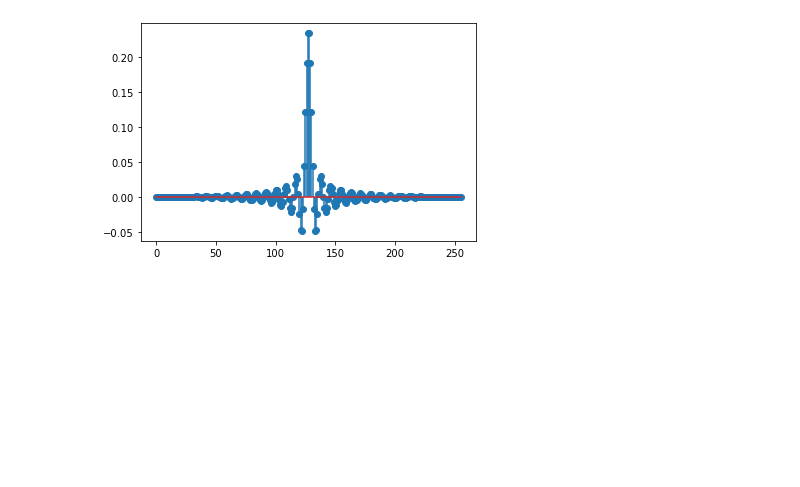
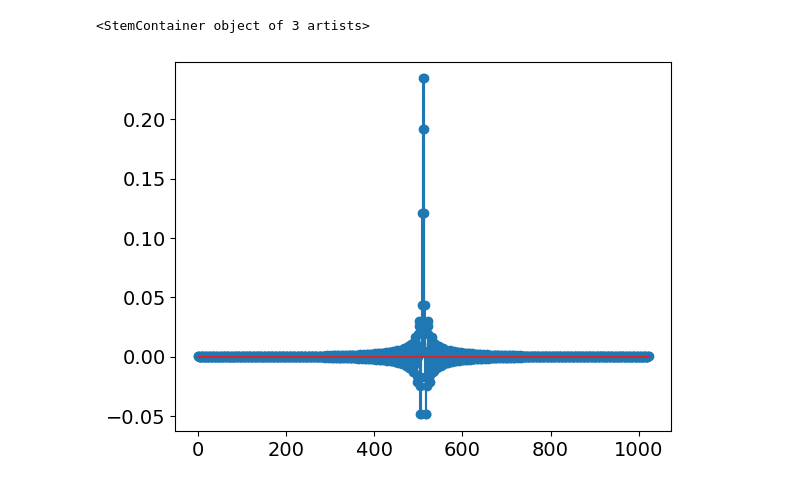
Before and after one commit to antroseco/fibre-sim, a Jupyter notebook: multirate_dsp.ipynb, the cells around one changed output. Drawn from its saved outputs; the diff is of its cells as text; code cells hidden in the pictures; blank space fills up the shorter version.

Commit message:
multirate_dsp.ipynb: update plots

```diff
--- a/multirate_dsp.ipynb
+++ b/multirate_dsp.ipynb
@@ -2,6 +2,8 @@
 import numpy as np
 from matplotlib import pyplot as plt
 from scipy import signal
+
+plt.rcParams.update({"font.size": 14})
 # %%
 # Generate a nice frequency response.
 a = np.arange(512)
@@ -27,10 +35,11 @@ plot_fft(x)
 assert np.allclose(do_fft(x), X)
 # %%
 # Design a low-pass FIR filter, with a cut-off frequency at 0.24π.
-fir = signal.firwin(256, 0.24)
-plt.stem(fir);
+fir = signal.firwin(1024, 0.24)
+plt.stem(fir)
 # %% [output]
+<StemContainer object of 3 artists>
-[figure, old version]
+[figure, new version]
 # %%
 plot_fft(fir)
 # %% [output]
```
Also changed, not shown: parts of 14 cells of this notebook.
